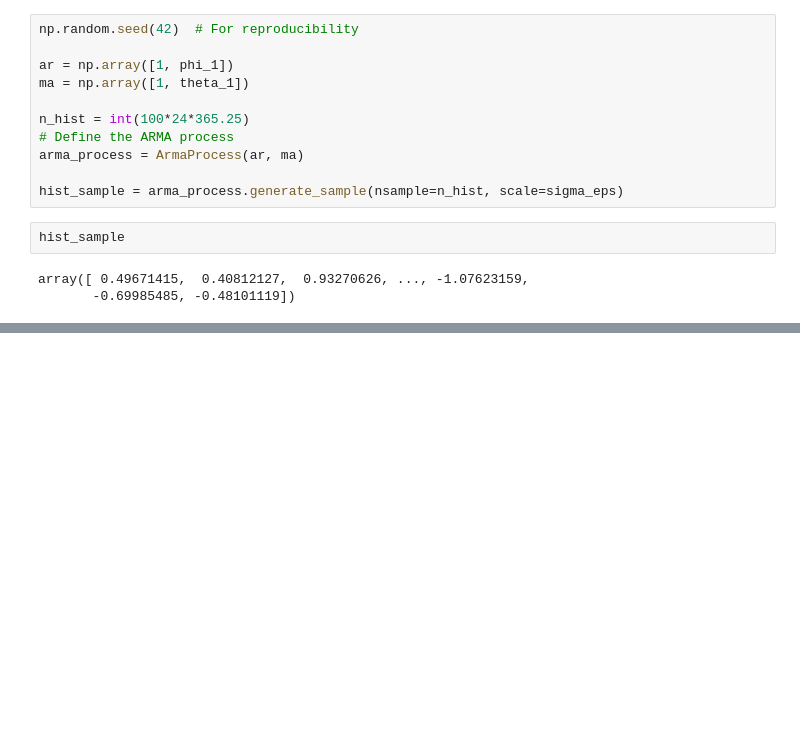
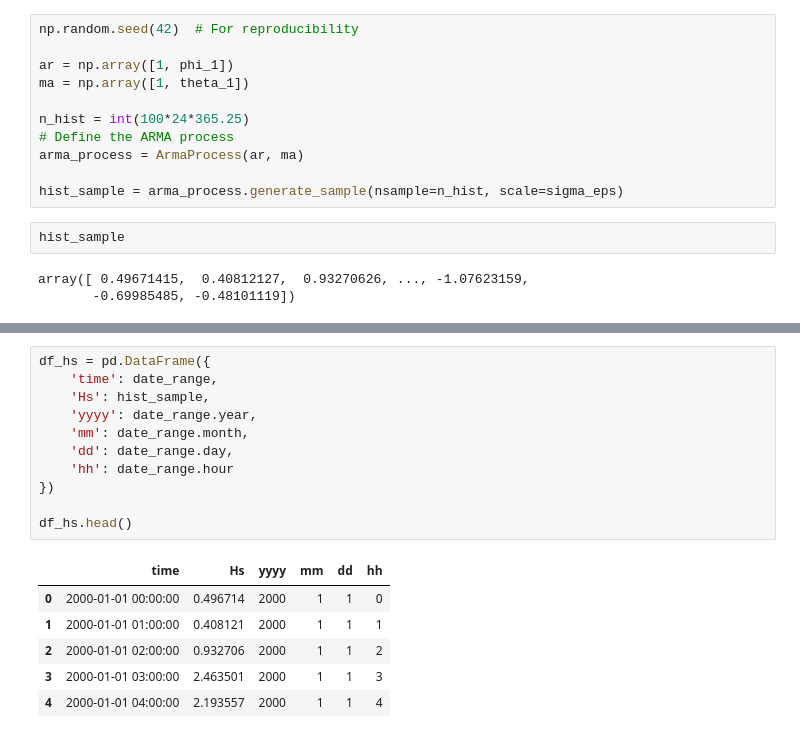
Before and after one commit to viccollado/ExtremeCorrection, a Jupyter notebook: Notebooks/Examples/Illustrative_example.ipynb, the cells around one changed output, grey strips where cells are left out. Cells and saved outputs as stored; diff of their text form; blank space fills up the shorter version.

```diff
--- a/Notebooks/Examples/Illustrative_example.ipynb
+++ b/Notebooks/Examples/Illustrative_example.ipynb
@@ -70,0 +60,18 @@ arma_model = tsa.ARMA(hist_sample, order=(1, 1)).fit()
+# %%
+df_hs = pd.DataFrame({
+    'time': date_range,
+    'Hs': hist_sample,
+    'yyyy': date_range.year,
+    'mm': date_range.month,
+    'dd': date_range.day,
+    'hh': date_range.hour
+})
+
+df_hs.head()
+# %% [output]
+|  | time | Hs | yyyy | mm | dd | hh |
+| 0 | 2000-01-01 00:00:00 | 0.496714 | 2000 | 1 | 1 | 0 |
+| 1 | 2000-01-01 01:00:00 | 0.408121 | 2000 | 1 | 1 | 1 |
+| 2 | 2000-01-01 02:00:00 | 0.932706 | 2000 | 1 | 1 | 2 |
+| 3 | 2000-01-01 03:00:00 | 2.463501 | 2000 | 1 | 1 | 3 |
+| 4 | 2000-01-01 04:00:00 | 2.193557 | 2000 | 1 | 1 | 4 |
```
Also changed, not shown: parts of 58 cells of this notebook.
